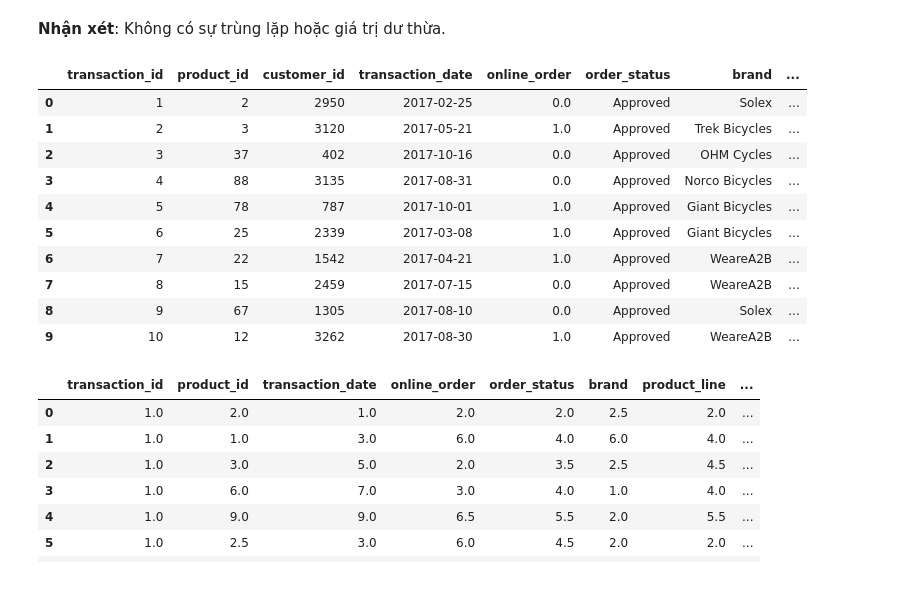
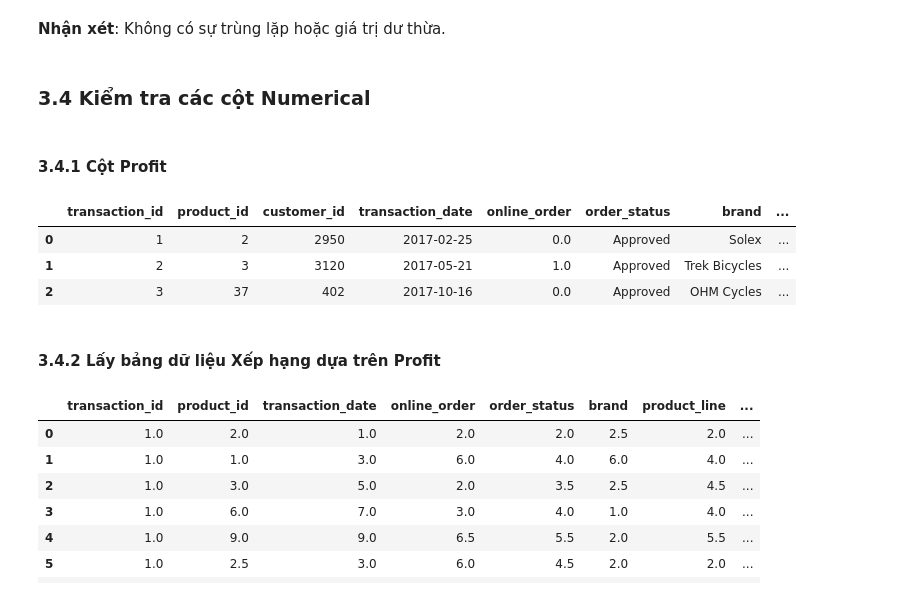
Before and after one commit to PhuongTa/internship, a Jupyter notebook: Ex_01_KPMG_virtual_internship.ipynb, the cells around one changed output. Drawn from its saved outputs; the diff is of its cells as text; code cells hidden in the pictures.

```diff
--- a/Ex_01_KPMG_virtual_internship.ipynb
+++ b/Ex_01_KPMG_virtual_internship.ipynb
@@ -75,7 +72,7 @@ import datetime
 # %%
 #Read file from github
-df = 'https://raw.githubusercontent.com/PhuongTa/internship/main/dataset/KPMG_VI_New_raw_data_update_final.xlsx'
-df =pd.ExcelFile((fileurl))
+fileurl = 'https://raw.githubusercontent.com/PhuongTa/internship/main/dataset/KPMG_VI_New_raw_data_update_final.xlsx'
+df = pd.ExcelFile((fileurl))
 df.sheet_names
 # %% [output]
 ['Transactions', 'NewCustomerList', 'CustomerDemographic', 'CustomerAddress']
@@ -273,23 +286,22 @@ Nhận xét: Có thiếu dữ liệu trong cột: product_size (nan).
 Giá trị trong product_size có : ['medium', 'large', 'small', nan]
 # %% [markdown]
 **Nhận xét**: Không có sự trùng lặp hoặc giá trị dư thừa.
+# %% [markdown]
+### 3.4 Kiểm tra các cột Numerical
+# %% [markdown]
+#### 3.4.1 Cột Profit
 # %%
 #Kiểm tra giá niêm yết và chi phí chuẩn bằng cách tạo một cột trừ chi phí khỏi giá
 Transactions['diff_price_cost'] = Transactions.apply(lambda row : row.list_price - row.standard_cost, axis = 1 )
 #Check first rows
-Transactions.head(10)
+Transactions.head(3)
 # %% [output]
 |  | transaction_id | product_id | customer_id | transaction_date | online_order | order_status | brand | ... |
 | 0 | 1 | 2 | 2950 | 2017-02-25 | 0.0 | Approved | Solex | ... |
 | 1 | 2 | 3 | 3120 | 2017-05-21 | 1.0 | Approved | Trek Bicycles | ... |
 | 2 | 3 | 37 | 402 | 2017-10-16 | 0.0 | Approved | OHM Cycles | ... |
-| 3 | 4 | 88 | 3135 | 2017-08-31 | 0.0 | Approved | Norco Bicycles | ... |
-| 4 | 5 | 78 | 787 | 2017-10-01 | 1.0 | Approved | Giant Bicycles | ... |
-| 5 | 6 | 25 | 2339 | 2017-03-08 | 1.0 | Approved | Giant Bicycles | ... |
-| 6 | 7 | 22 | 1542 | 2017-04-21 | 1.0 | Approved | WeareA2B | ... |
-| 7 | 8 | 15 | 2459 | 2017-07-15 | 0.0 | Approved | WeareA2B | ... |
-| 8 | 9 | 67 | 1305 | 2017-08-10 | 0.0 | Approved | Solex | ... |
-| 9 | 10 | 12 | 3262 | 2017-08-30 | 1.0 | Approved | WeareA2B | ... |
+# %% [markdown]
+#### 3.4.2 Lấy bảng dữ liệu Xếp hạng dựa trên Profit
 # %%
 #Xếp hạng thông tin về giá và chi phí sản phẩm
 Transactions_rank = Transactions.groupby(['customer_id']).rank()
```
Also changed, not shown: parts of 374 cells of this notebook.
